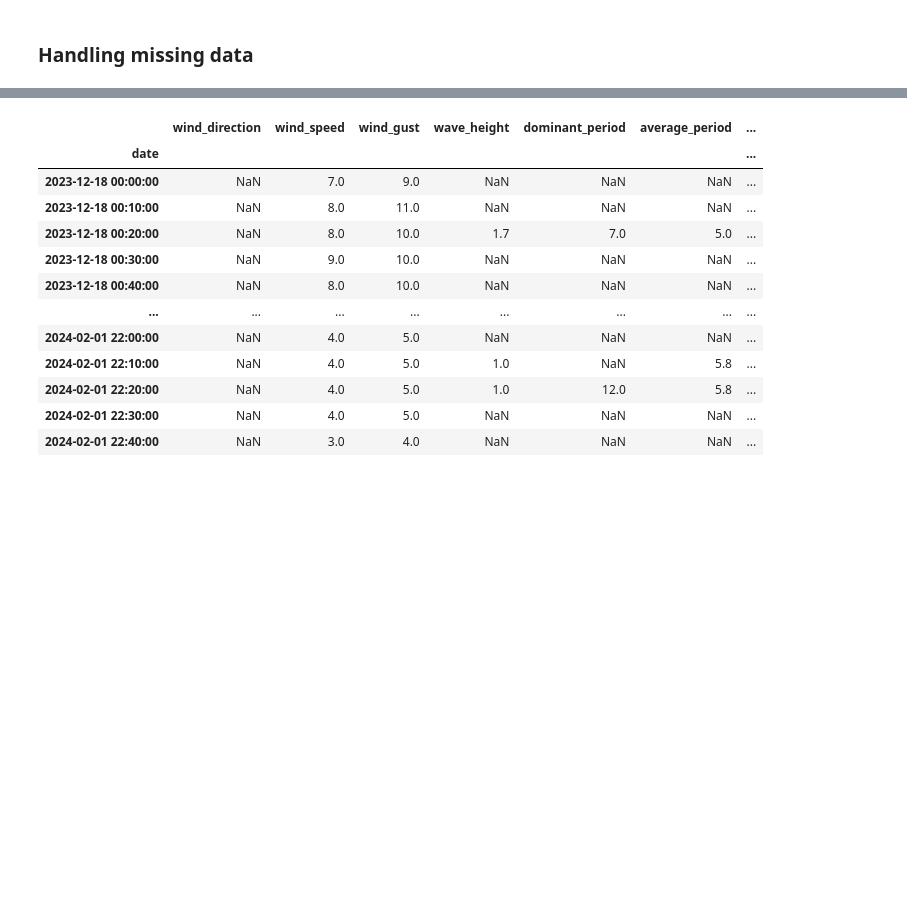
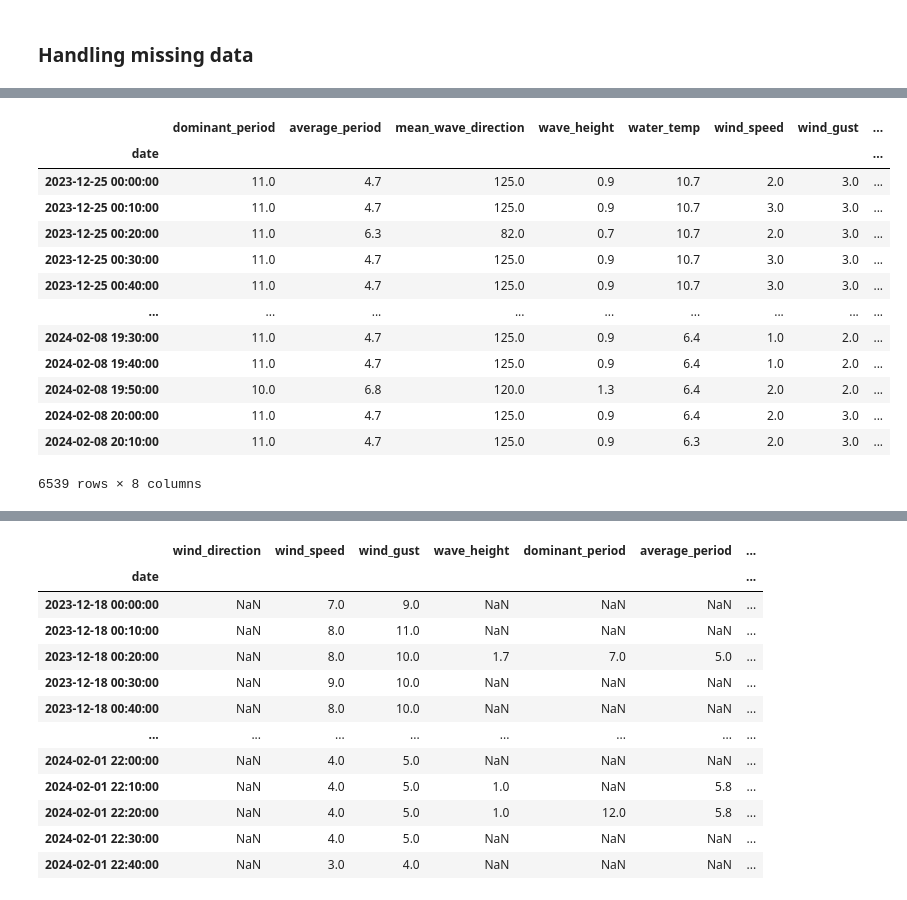
Before and after one commit to usd-cs/Benchmark-Code, a Jupyter notebook: mw_roughdraft.ipynb, the cells around one changed output, grey strips where cells are left out. Drawn from its saved outputs; the diff is of its cells as text; code cells hidden in the pictures; blank space fills up the shorter version.

```diff
--- a/mw_roughdraft.ipynb
+++ b/mw_roughdraft.ipynb
@@ -144,0 +187,25 @@ missing_data
+# %%
+#delaware
+dw_buoy = ndbc.get_data("44009")
+dw_buoy = dw_buoy[['dominant_period', 'average_period', 'mean_wave_direction', 'wave_height', 'water_temp', 'wind_speed', 'wind_gust', 'pressure']]
+dw_buoy['dominant_period'] = dw_buoy['dominant_period'].fillna(dw_buoy['dominant_period'].mode()[0])
+dw_buoy['average_period'] = dw_buoy['average_period'].fillna(dw_buoy['average_period'].mode()[0])
+dw_buoy['mean_wave_direction'] = dw_buoy['mean_wave_direction'].fillna(dw_buoy['mean_wave_direction'].mode()[0])
+dw_buoy['wave_height'] = dw_buoy['wave_height'].fillna(dw_buoy['wave_height'].mode()[0])
+
+dw_buoy
+# %% [output]
+|  | dominant_period | average_period | mean_wave_direction | wave_height | water_temp | wind_speed | wind_gust | ... |
+| date |  |  |  |  |  |  |  | ... |
+| 2023-12-25 00:00:00 | 11.0 | 4.7 | 125.0 | 0.9 | 10.7 | 2.0 | 3.0 | ... |
+| 2023-12-25 00:10:00 | 11.0 | 4.7 | 125.0 | 0.9 | 10.7 | 3.0 | 3.0 | ... |
+| 2023-12-25 00:20:00 | 11.0 | 6.3 | 82.0 | 0.7 | 10.7 | 2.0 | 3.0 | ... |
+| 2023-12-25 00:30:00 | 11.0 | 4.7 | 125.0 | 0.9 | 10.7 | 3.0 | 3.0 | ... |
+| 2023-12-25 00:40:00 | 11.0 | 4.7 | 125.0 | 0.9 | 10.7 | 3.0 | 3.0 | ... |
+| ... | ... | ... | ... | ... | ... | ... | ... | ... |
+| 2024-02-08 19:30:00 | 11.0 | 4.7 | 125.0 | 0.9 | 6.4 | 1.0 | 2.0 | ... |
+| 2024-02-08 19:40:00 | 11.0 | 4.7 | 125.0 | 0.9 | 6.4 | 1.0 | 2.0 | ... |
+| 2024-02-08 19:50:00 | 10.0 | 6.8 | 120.0 | 1.3 | 6.4 | 2.0 | 2.0 | ... |
+| 2024-02-08 20:00:00 | 11.0 | 4.7 | 125.0 | 0.9 | 6.4 | 2.0 | 3.0 | ... |
+| 2024-02-08 20:10:00 | 11.0 | 4.7 | 125.0 | 0.9 | 6.3 | 2.0 | 3.0 | ... |
+6539 rows × 8 columns
```
Also changed, not shown: parts of 11 cells of this notebook.
